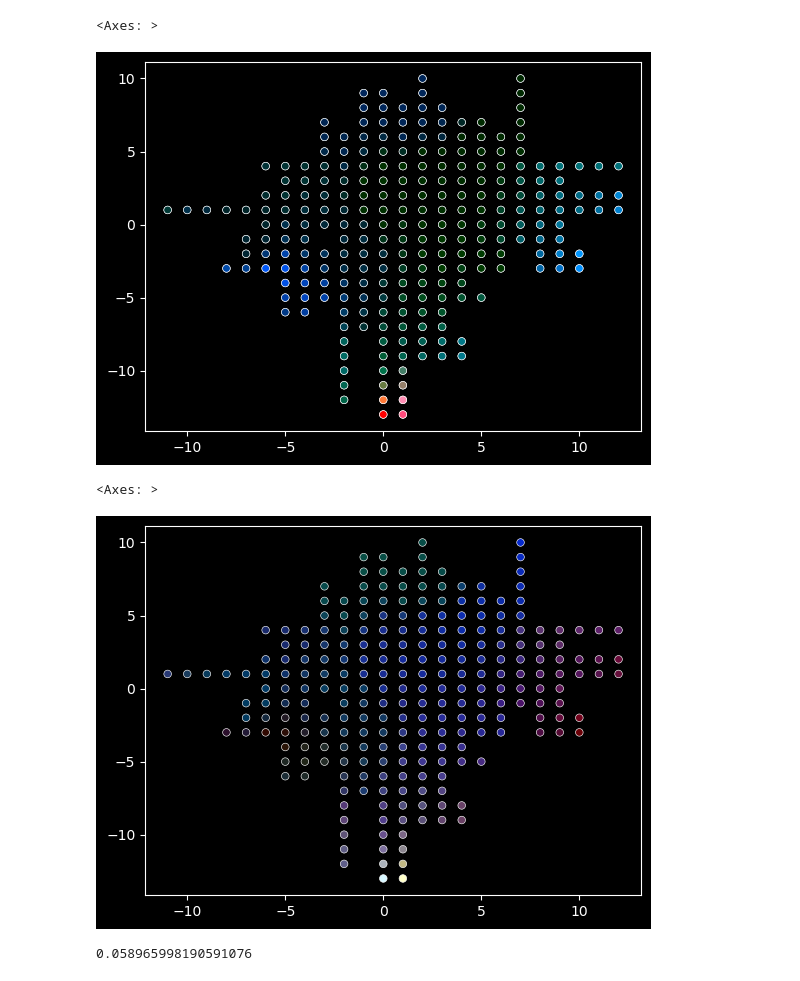
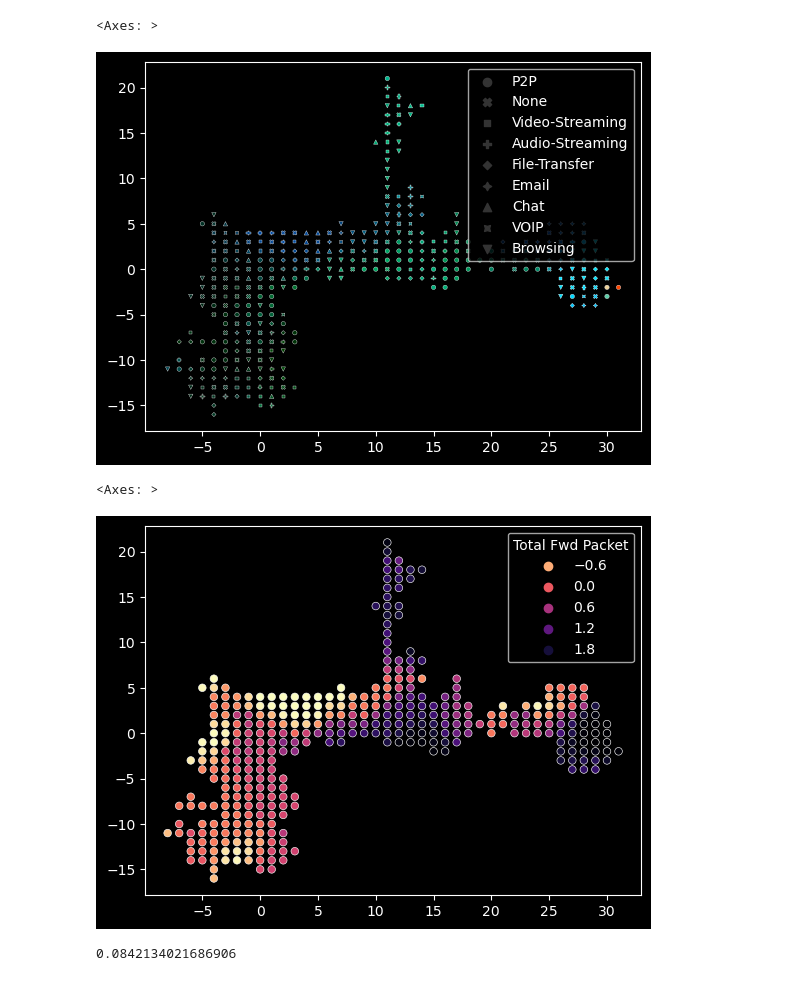
Before and after one commit to SandroMartens/DBGSOM, a Jupyter notebook: examples/darknet.ipynb, the cells around one changed output. Saved outputs shown, nothing was run; the diff lists cells and outputs as text; code cells hidden in the pictures.

```diff
--- a/examples/darknet.ipynb
+++ b/examples/darknet.ipynb
@@ -39,7 +40,9 @@ X_train, X_test, y_1_train, y_1_test, y_2_train, y_2_test = train_test_split(
     X, y_1, y_2, random_state=23, stratify=y_2
 )
 # %%
-scaler = StandardScaler()
+scaler = PowerTransformer()
+# scaler = StandardScaler()
+imputer = SimpleImputer(add_indicator=True)
 ohe = OneHotEncoder(max_categories=10, handle_unknown="infrequent_if_exist")
 col_transformer = ColumnTransformer(
     transformers=[("ohe", ohe, ["Src IP", "Src Port", "Dst IP", "Dst Port", "Protocol"])],
@@ -47,19 +50,19 @@ col_transformer = ColumnTransformer(
     verbose_feature_names_out=False,
 )
 som = DBGSOM(
-    max_epochs=300,
-    spreading_factor=0.02,
-    max_neurons=300,
-    # metric="cosine",
-    # vertical_growth=True,
-    threshold_method="se",
-    # growth_criterion="entropy",
+    max_epochs=500,
+    random_state=32,
+    spreading_factor=2,
+    max_neurons=500,
+    sigma_end=2,
+    growth_criterion="entropy",
     min_samples_vertical_growth=200,
 )
 
 pipe = Pipeline(
     steps=[
         ("col_transformer", col_transformer),
+        ("imputer", imputer),
         ("scaler", scaler),
         ("som", som),
     ]
@@ -103,7 +91,7 @@ weights = pd.DataFrame.from_dict(dict(som.som_.nodes)).T.set_index(
     np.arange(len(som.som_.nodes))
 )["weight"]
 
-weights_split = pd.DataFrame((pd.Series(feature) for feature in weights))
-weights_split.columns = columns = col_transformer.get_feature_names_out()
+weights_split = pd.DataFrame((pd.Series(feature) for feature in weights)).drop(120, axis=1)
+weights_split.columns = col_transformer.get_feature_names_out()
 # %%
 pca = PCA(n_components=3)
@@ -121,32 +107,33 @@ colors_rgb = lab2rgb(colors_lab)
 sns.scatterplot(
     x=np.array(som.som_.nodes)[:, 0],
     y=np.array(som.som_.nodes)[:, 1],
+    style=som.classes_[np.array(list(dict(som.som_.nodes.data("label")).values()))],
     # color=minmax_scale(pca_components),
     color=colors_rgb,
     # c=weights_split["Average Packet Size"],
-    legend="full",
-    s=30,
+    # legend="full",
+    s=10,
 )
 # %% [output]
 <Axes: >
-[figure, old version]
+[figure, new version]
 # %%
 sns.scatterplot(
     x=np.array(som.som_.nodes)[:, 0],
     y=np.array(som.som_.nodes)[:, 1],
-    color=minmax_scale(pca_components),
     # color=colors_rgb,
-    # c=weights_split["Average Packet Size"],
-    legend="full",
+    # hue=weights_split["Flow Bytes/s"],
+    hue=weights_split["Total Fwd Packet"],
+    palette="magma_r",
     s=30,
 )
 # %% [output]
 <Axes: >
-[figure, old version]
+[figure, new version]
 # %%
 som.topographic_error_
 # %% [output]
-0.058965998190591076
+0.0842134021686906
 # %%
 pipe.score(X_test, y_2_test)
 # %% [output]
```
Also changed, not shown: parts of 11 cells of this notebook, 1 other file.
